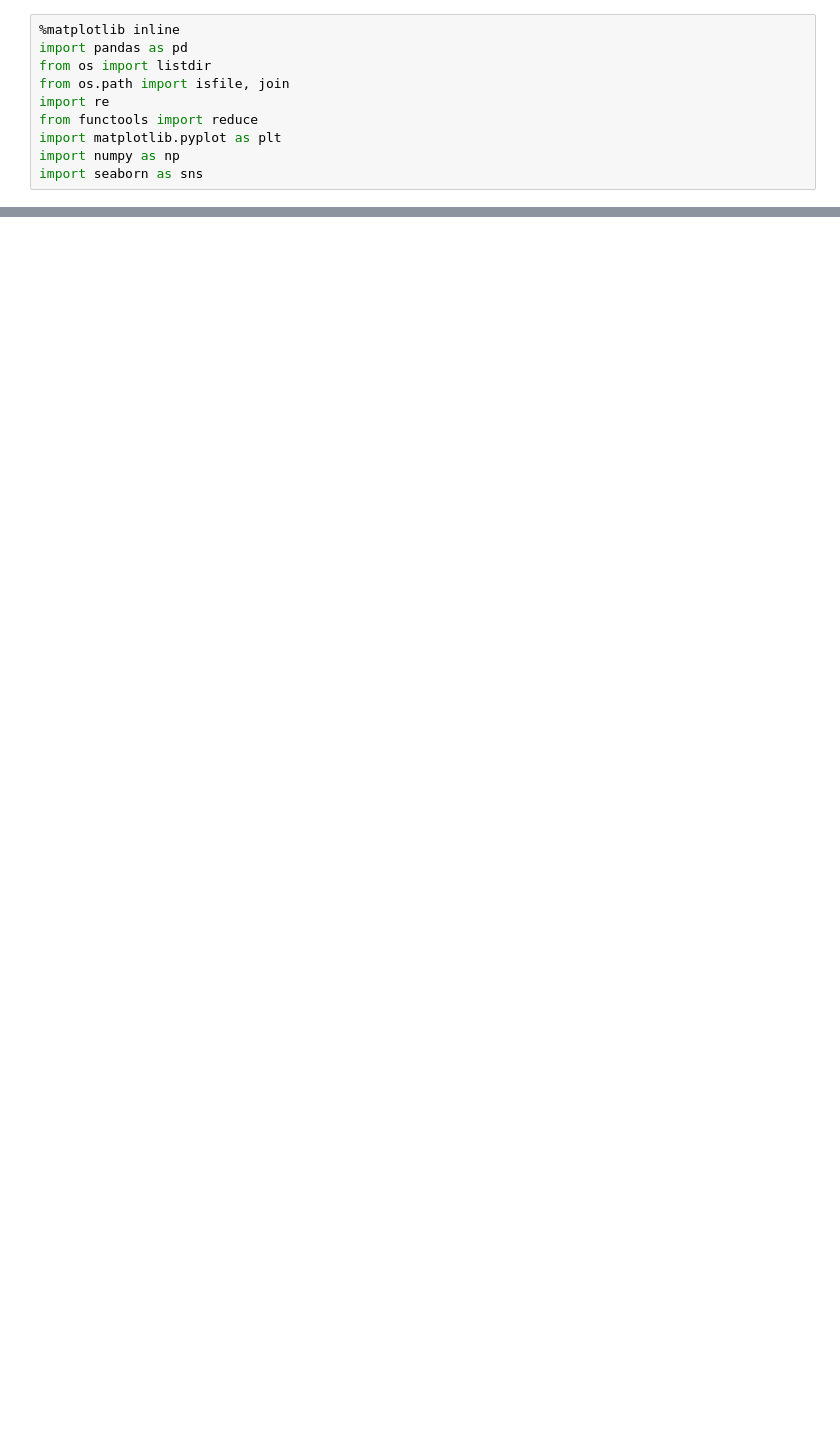
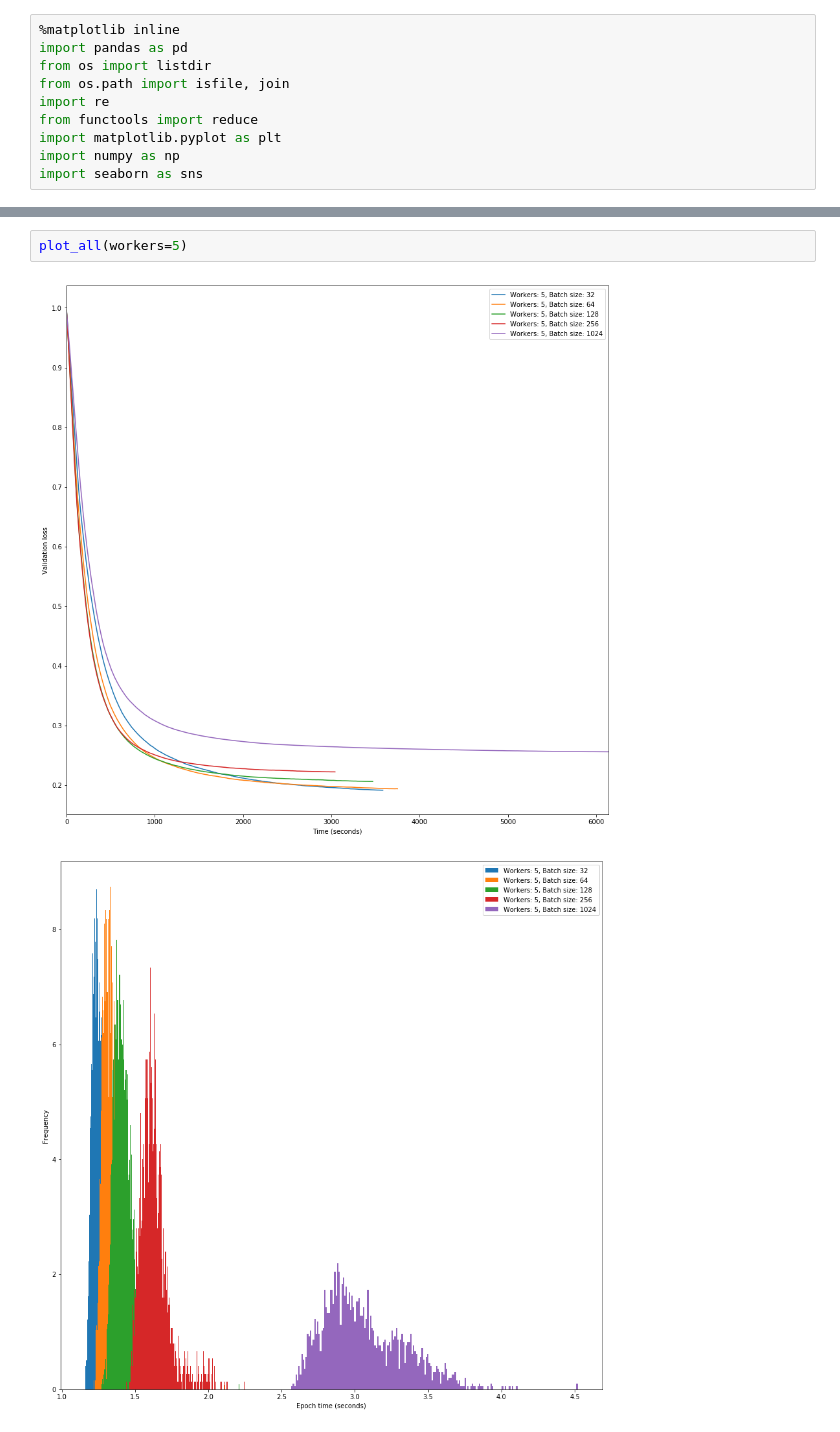
Before and after one commit to dudzicz/Systems-for-Data-Science, a Jupyter notebook: LogParser.ipynb, the cells around one changed output, grey strips where cells are left out. Cells and saved outputs as stored; diff of their text form; blank space fills up the shorter version.

```diff
--- a/LogParser.ipynb
+++ b/LogParser.ipynb
@@ -103,0 +109,5 @@ plot_all()
+# %%
+plot_all(workers=5)
+# %% [output]
+[figure, added]
+[figure, added]
```
Also changed, not shown: parts of 6 cells of this notebook, 27 other files.
